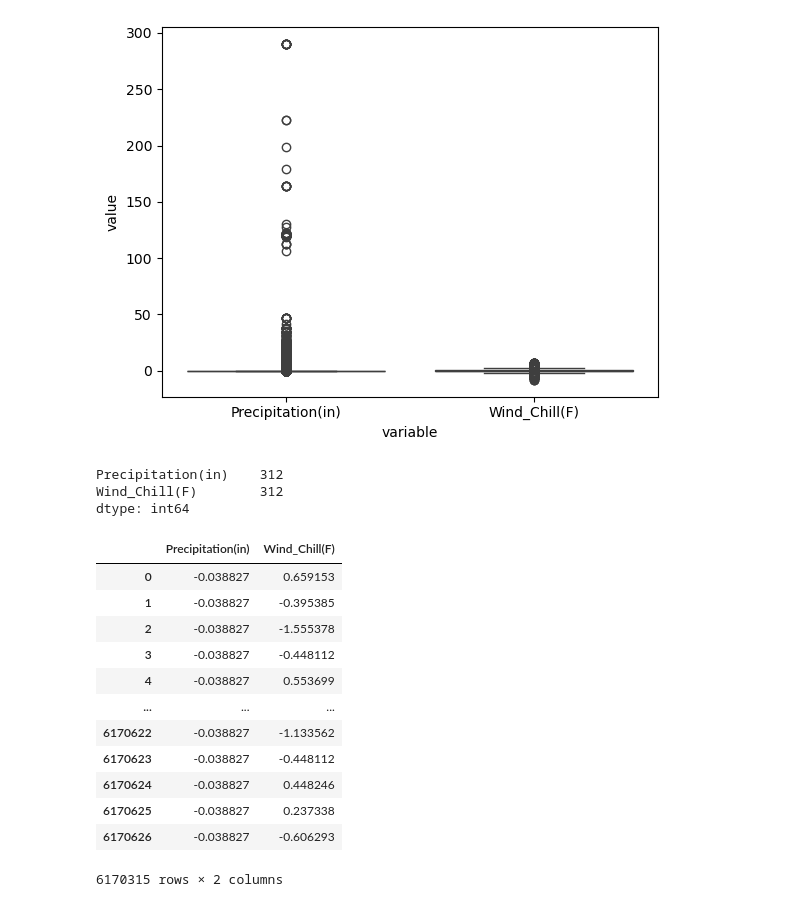
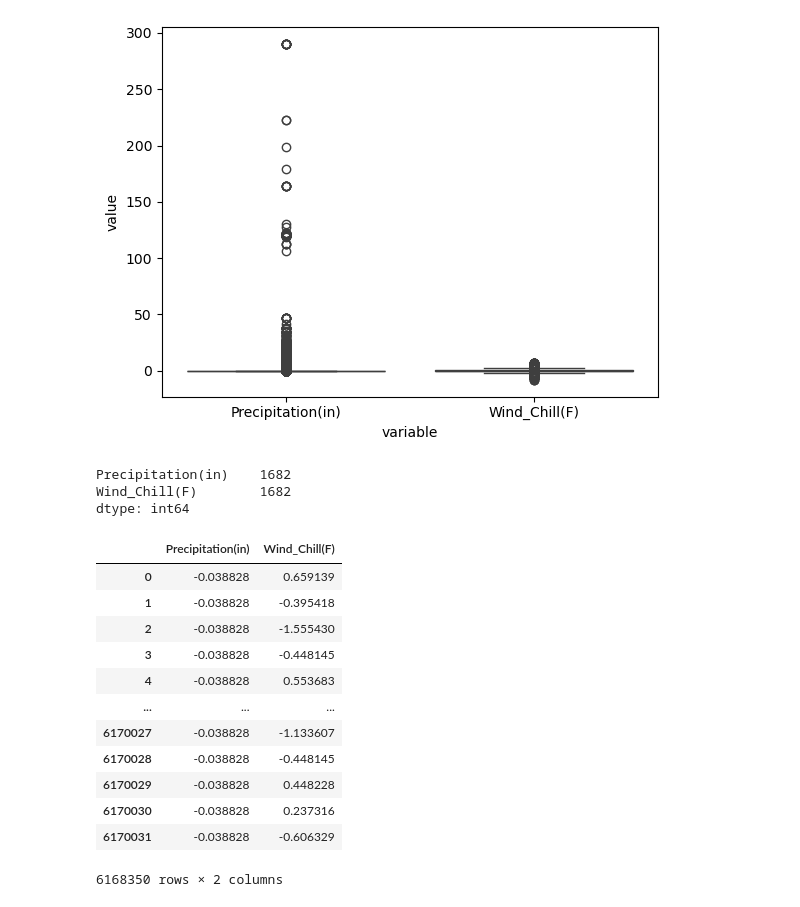
Before and after one commit to majomillanr/MAT_420, a Jupyter notebook: Preprocessing_us_constructions.ipynb, the cells around one changed output. Drawn from its saved outputs; the diff is of its cells as text; code cells hidden in the pictures.

```diff
--- a/Preprocessing_us_constructions.ipynb
+++ b/Preprocessing_us_constructions.ipynb
@@ -27,0 +27,4 @@ X.shape
+# %%
+dataset.dropna(subset=["Sunrise_Sunset", "Civil_Twilight"], inplace=True)
+dataset.reset_index(inplace=True,drop=True)
+X,y= dataset.iloc[:, :-1], dataset.iloc[:, -1]
@@ -105,28 +115,28 @@ plt.show()
 # %% [output]
 [figure]
 # %%
-Outliers=X_num[(~X_num["Precipitation(in)"].between(-50,50)) | (~X_num["Wind_Chill(F)"].between(-50,50))]
+Outliers=X_num[(~X_num["Precipitation(in)"].between(-10,10)) | (~X_num["Wind_Chill(F)"].between(-10,10))]
 Outliers.count()
 # %% [output]
-Precipitation(in)    312
-Wind_Chill(F)        312
+Precipitation(in)    1682
+Wind_Chill(F)        1682
 dtype: int64
 # %%
-X_num=X_num[(X_num["Precipitation(in)"].between(-50,50)) & (X_num["Wind_Chill(F)"].between(-50,50))]
+X_num=X_num[(X_num["Precipitation(in)"].between(-10,10)) & (X_num["Wind_Chill(F)"].between(-10,10))]
 X_num
 # %% [output]
 |  | Precipitation(in) | Wind_Chill(F) |
-| 0 | -0.038827 | 0.659153 |
-| 1 | -0.038827 | -0.395385 |
-| 2 | -0.038827 | -1.555378 |
-| 3 | -0.038827 | -0.448112 |
-| 4 | -0.038827 | 0.553699 |
+| 0 | -0.038828 | 0.659139 |
+| 1 | -0.038828 | -0.395418 |
+| 2 | -0.038828 | -1.555430 |
+| 3 | -0.038828 | -0.448145 |
+| 4 | -0.038828 | 0.553683 |
 | ... | ... | ... |
-| 6170622 | -0.038827 | -1.133562 |
-| 6170623 | -0.038827 | -0.448112 |
-| 6170624 | -0.038827 | 0.448246 |
-| 6170625 | -0.038827 | 0.237338 |
-| 6170626 | -0.038827 | -0.606293 |
+| 6170027 | -0.038828 | -1.133607 |
+| 6170028 | -0.038828 | -0.448145 |
+| 6170029 | -0.038828 | 0.448228 |
+| 6170030 | -0.038828 | 0.237316 |
+| 6170031 | -0.038828 | -0.606329 |
-6170315 rows × 2 columns
+6168350 rows × 2 columns
 # %%
 X_cat=X.loc[:,["Sunrise_Sunset", "Civil_Twilight"]]
```
Also changed, not shown: parts of 21 cells of this notebook.
